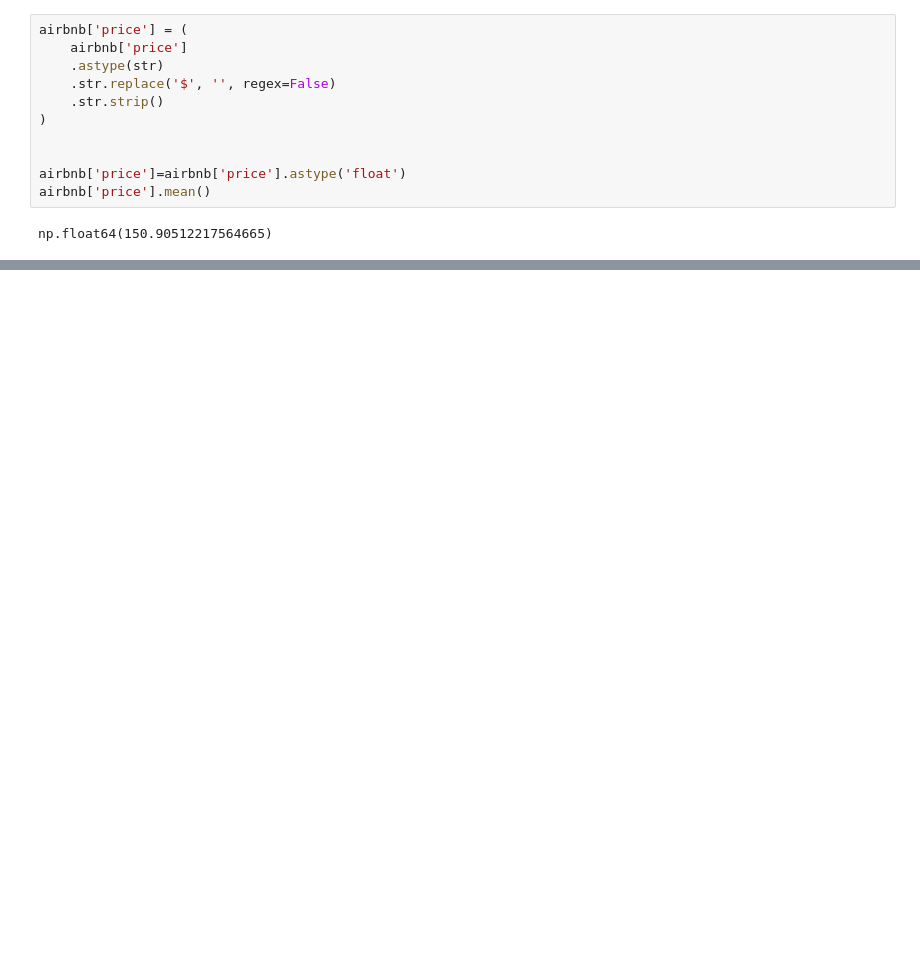
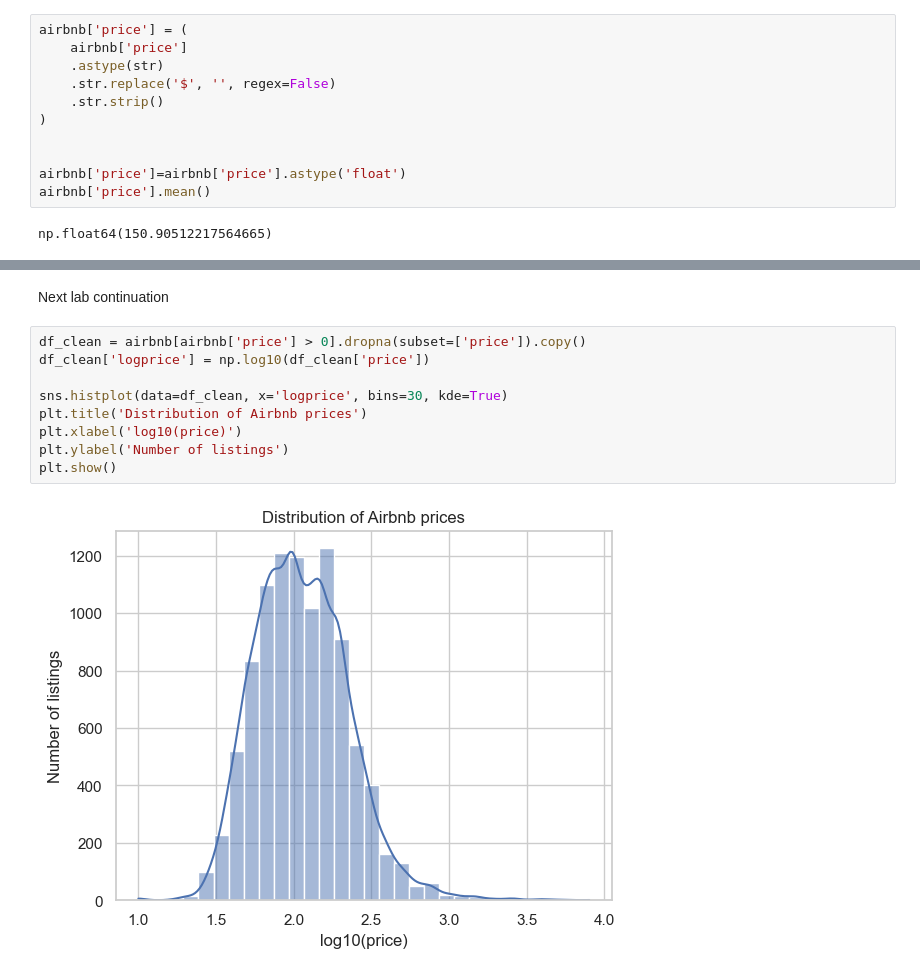
Before and after one commit to xDomino066/Descriptive_Statistics_PANDASTEAM, a Jupyter notebook: Domino/lab2.ipynb, the cells around one changed output, grey strips where cells are left out. Saved outputs shown, nothing was run; the diff lists cells and outputs as text; blank space fills up the shorter version.

```diff
--- a/Domino/lab2.ipynb
+++ b/Domino/lab2.ipynb
@@ -147,0 +148,13 @@ plt.show()
+# %% [markdown]
+Next lab continuation
+# %%
+df_clean = airbnb[airbnb['price'] > 0].dropna(subset=['price']).copy()
+df_clean['logprice'] = np.log10(df_clean['price'])
+
+sns.histplot(data=df_clean, x='logprice', bins=30, kde=True)
+plt.title('Distribution of Airbnb prices')
+plt.xlabel('log10(price)')
+plt.ylabel('Number of listings')
+plt.show()
+# %% [output]
+[figure, added]
```
Also changed, not shown: parts of 7 cells of this notebook.
